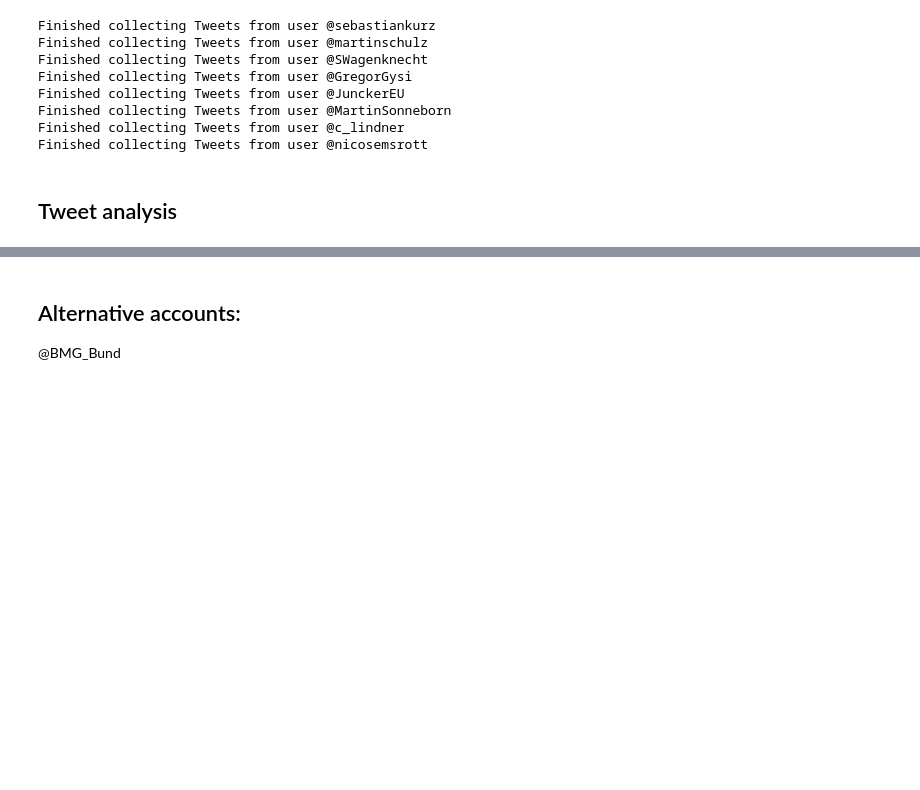
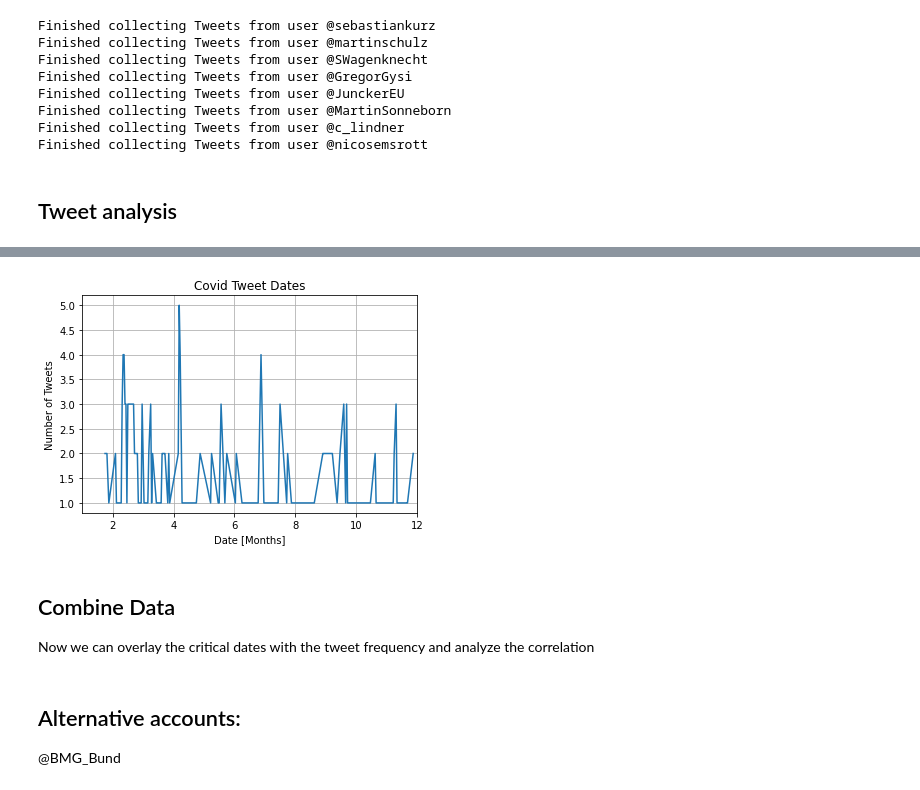
Before and after one commit to huestisk/covid-twitter, a Jupyter notebook: report.ipynb, the cells around one changed output, grey strips where cells are left out. Saved outputs shown, nothing was run; the diff lists cells and outputs as text; code cells hidden in the pictures; blank space fills up the shorter version.

```diff
--- a/report.ipynb
+++ b/report.ipynb
@@ -259,7 +263,7 @@ USERS = ['sebastiankurz','martinschulz','SWagenknecht','GregorGysi',
     'JunckerEU','MartinSonneborn','c_lindner','nicosemsrott']
 
 # Hashtags
-WORDS = ['#covid','#coronavirus','#covid19','#corona']
+HASHTAGS = ['corona','coronavirus','coronakrise','covid','covid19']
 # %% [markdown]
 ### Access Twitter API
 
@@ -462,3 +503,14 @@ plt.show()
+# %%
+# Plot Hashtags
+covid_tweet_dates = covidHashtags(my_tweets)
+# %%
+makePlot(covid_tweet_dates, 'Covid Tweet Dates', 'Date [Months]', 'Number of Tweets')
+# %% [output]
+[figure, added]
+# %% [markdown]
+## Combine Data
+
+Now we can overlay the critical dates with the tweet frequency and analyze the correlation
 # %% [markdown]
 ## Alternative accounts:
 
```
Also changed, not shown: parts of 24 cells of this notebook, 2 other files.
